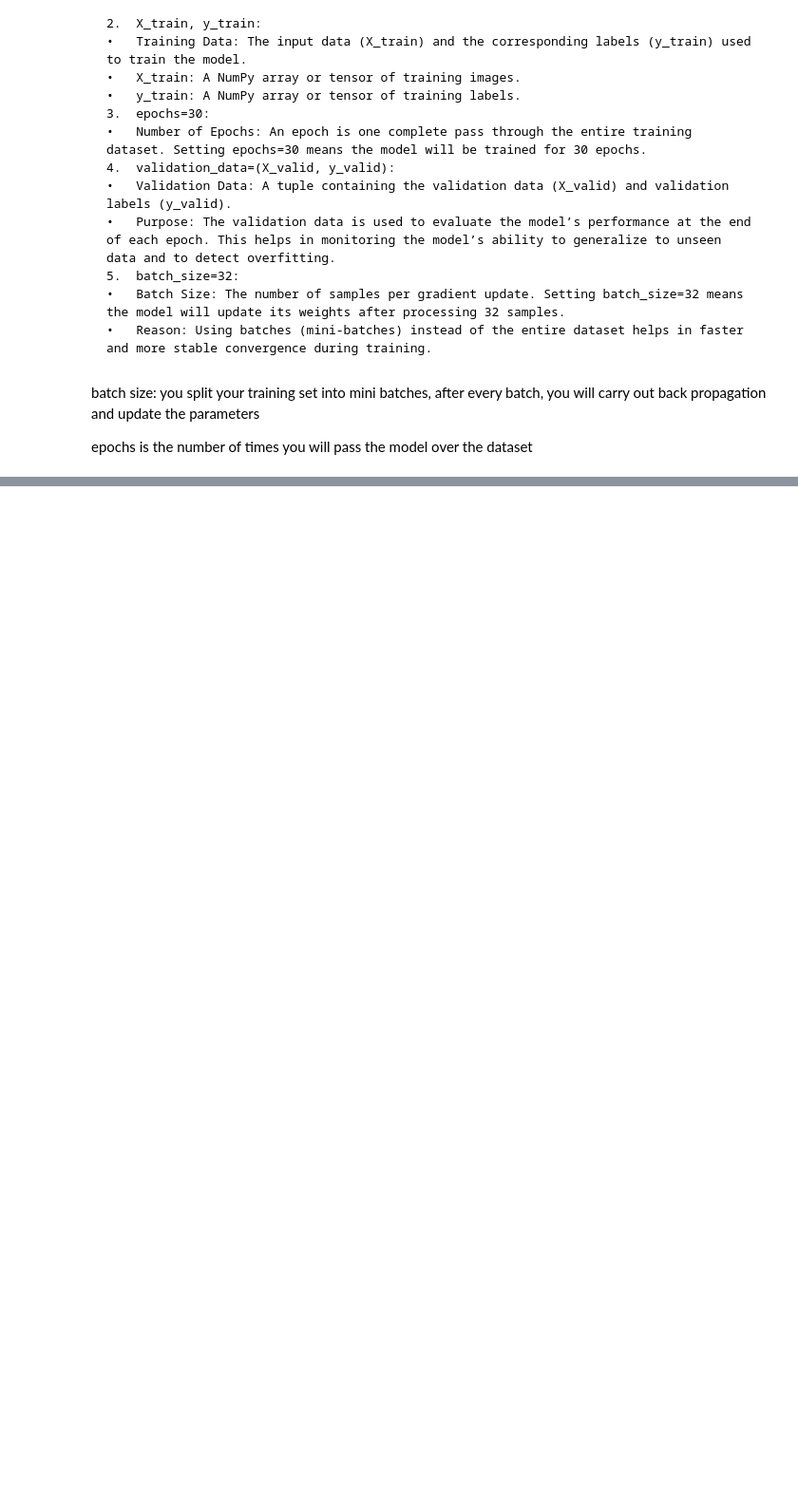
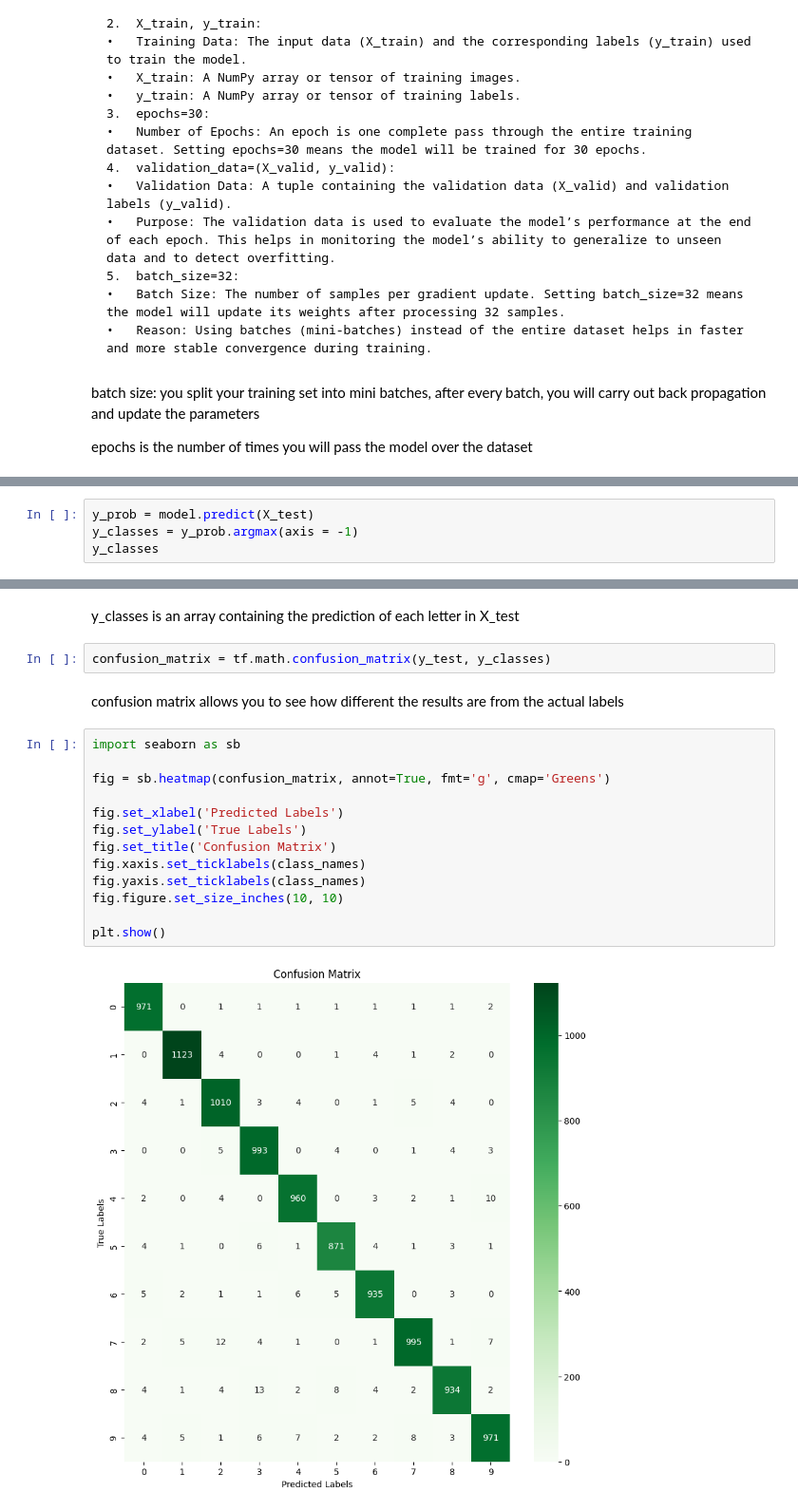
Before and after one commit to marcusjhang/DeepLearning, a Jupyter notebook: FirstNeuralNetwork.ipynb, the cells around one changed output, grey strips where cells are left out. Shown at 95% size. Saved outputs shown, nothing was run; the diff lists cells and outputs as text; blank space fills up the shorter version.

```diff
--- a/FirstNeuralNetwork.ipynb
+++ b/FirstNeuralNetwork.ipynb
@@ -214,0 +234,4 @@ epochs is the number of times you will pass the model over the dataset
+# %%
+y_prob = model.predict(X_test)
+y_classes = y_prob.argmax(axis = -1)
+y_classes
@@ -214,0 +241,21 @@ epochs is the number of times you will pass the model over the dataset
+# %% [markdown]
+y_classes is an array containing the prediction of each letter in X_test
+# %%
+confusion_matrix = tf.math.confusion_matrix(y_test, y_classes)
+# %% [markdown]
+confusion matrix allows you to see how different the results are from the actual labels
+# %%
+import seaborn as sb
+
+fig = sb.heatmap(confusion_matrix, annot=True, fmt='g', cmap='Greens')
+
+fig.set_xlabel('Predicted Labels')
+fig.set_ylabel('True Labels')
+fig.set_title('Confusion Matrix')
+fig.xaxis.set_ticklabels(class_names)
+fig.yaxis.set_ticklabels(class_names)
+fig.figure.set_size_inches(10, 10)
+
+plt.show()
+# %% [output]
+[figure, added]
```
Also changed, not shown: parts of 7 cells of this notebook, 1 other file.
